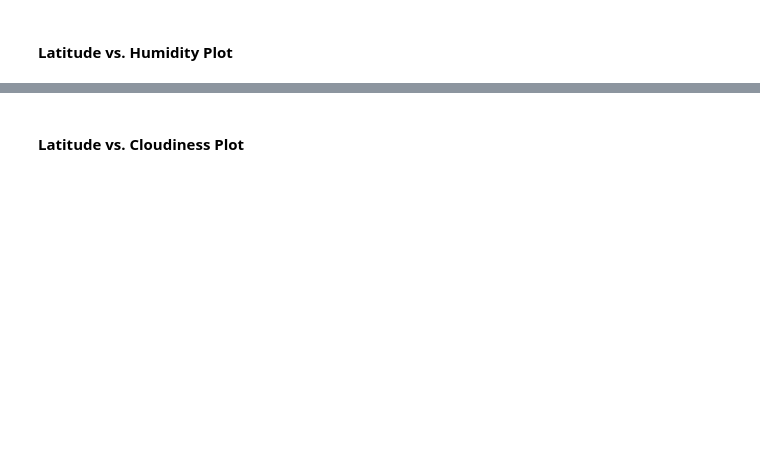
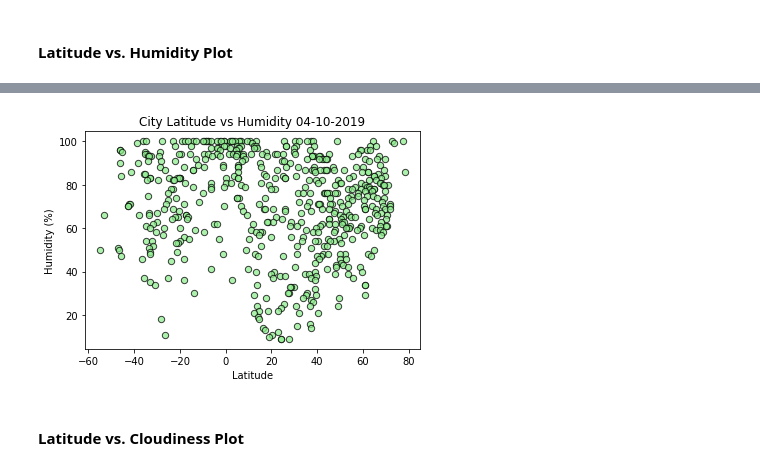
Before and after one commit to hollybergen/Data_Science_Projects, a Jupyter notebook: Homework6_API/starter_code/WeatherPy_SOLVED.ipynb, the cells around one changed output, grey strips where cells are left out. Drawn from its saved outputs; the diff is of its cells as text; code cells hidden in the pictures; blank space fills up the shorter version.

```diff
--- a/Homework6_API/starter_code/WeatherPy_SOLVED.ipynb
+++ b/Homework6_API/starter_code/WeatherPy_SOLVED.ipynb
@@ -224,3 +228,24 @@ plt.savefig("../Images/lat_vs_humidity.png")
+# %%
+# The previous humidity chart had one outlier, so drop outlier point and re-plot
+city_data_df = city_data_df.sort_values(by=['Humidity'], ascending= False)
+city_data_df = city_data_df.iloc[1:]
+humid2 = city_data_df['Humidity'].tolist()
+lat2 = city_data_df['Latitude'].tolist()
+
+# Create Scatter Plot
+plt.scatter(lat2, humid2, marker="o", facecolors="lightgreen", edgecolors="black",
+            s=40, alpha=0.75)
+
+# Set a Title and labels
+plt.title(f"City Latitude vs Humidity {d_conv}")
+plt.xlabel("Latitude")
+plt.ylabel("Humidity (%)")
+
+# Save and Show
+plt.savefig("../Images/lat_vs_humidity_fixed.png")
+plt.show()
+# %% [output]
+[figure, added]
 # %% [markdown]
 #### Latitude vs. Cloudiness Plot
 # %%
```
Also changed, not shown: parts of 7 cells of this notebook, 15 other files.
